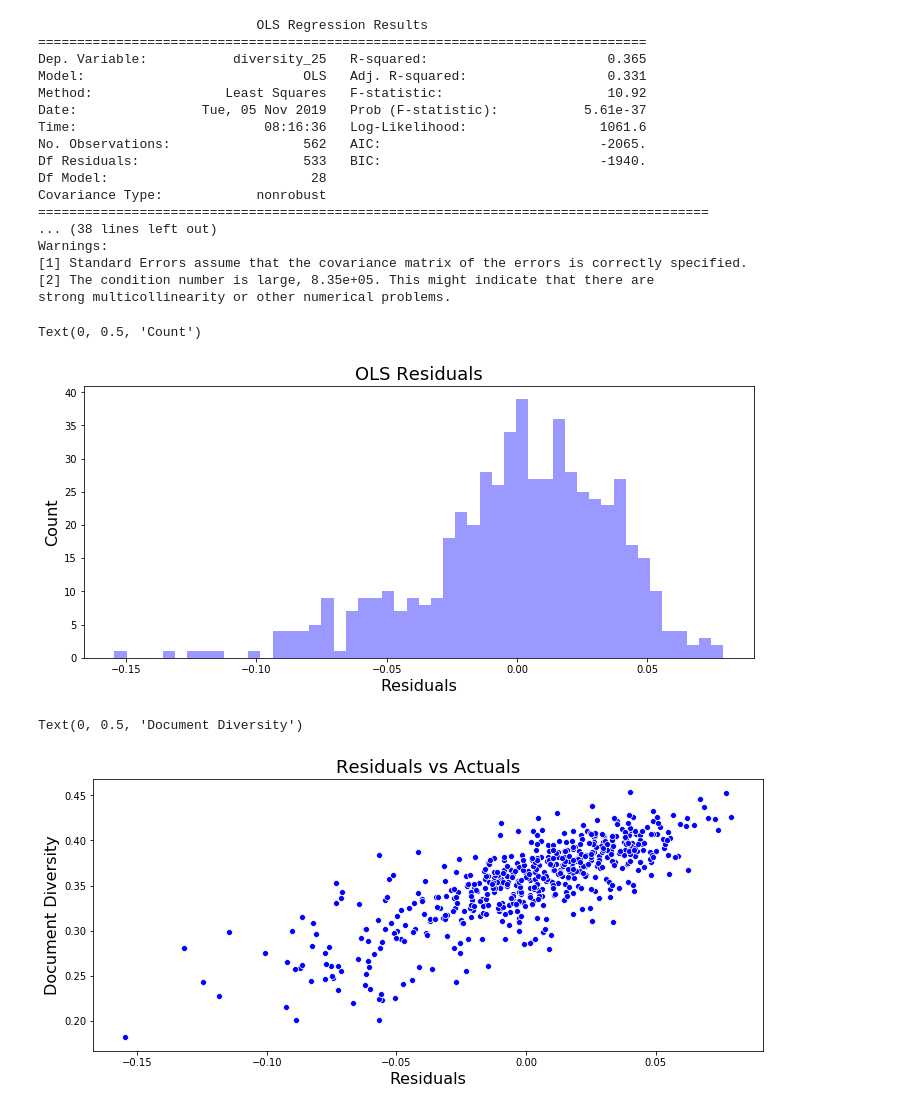
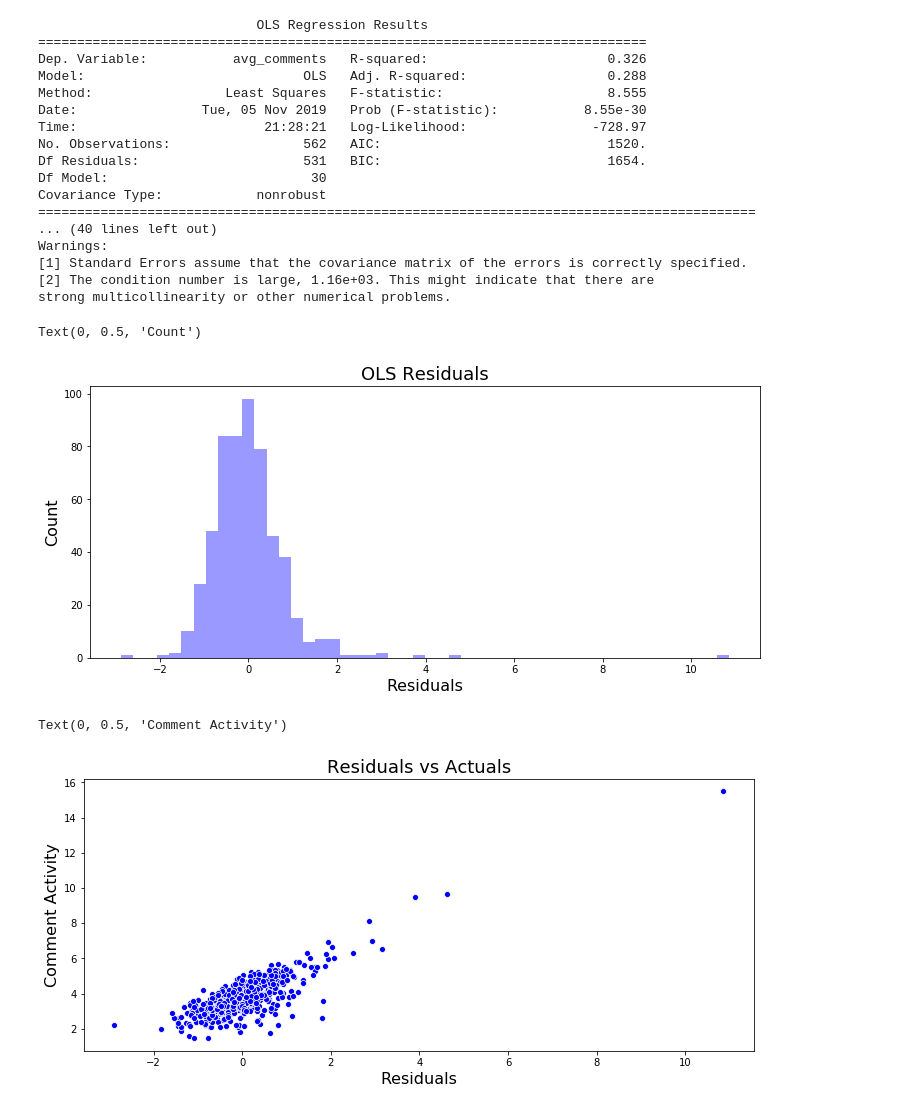
Before and after one commit to MthwRobinson/dissertation-research, a Jupyter notebook: research-notebooks/2-document-diversity.ipynb, the cells around one changed output. Drawn from its saved outputs; the diff is of its cells as text; code cells hidden in the pictures.

```diff
--- a/research-notebooks/2-document-diversity.ipynb
+++ b/research-notebooks/2-document-diversity.ipynb
@@ -98,13 +100,15 @@ Text(0, 0.5, 'Document Diversity')
 all_data['crowd_pct_sq'] = np.sqrt(all_data['crowd_pct'])
 all_data['crowd_pct_3'] = all_data['crowd_pct']**3
 all_data['crowd_pct_2'] = all_data['crowd_pct']**2
-all_data['log_crowd_pct'] = np.log(all_data['crowd_pct'])
+all_data['issues_over_time'] = all_data['total_issues'] / all_data['project_age']
+all_data['avg_clusteringXcrowd_pct'] = all_data['avg_clustering'] * all_data['crowd_pct']
+all_data['avg_min_pathXcrowd_pct'] = all_data['avg_min_path'] * all_data['crowd_pct']
+all_data['gini_coefficientXcrowd_pct'] = all_data['gini_coefficient'] * all_data['crowd_pct']
 # %%
-y, X = dmatrices('diversity_{} ~ '
-                 'crowd_pct + '
-                 'project_age + total_issues + total_contributors + '
-                 #'gini_coefficient + avg_clustering + avg_min_path '
-                 ' + '.format(tm.num_topics) + ' + '.join(all_topics),
+y, X = dmatrices('avg_comments ~ '
+                 'crowd_pct_2 +  '
+                 'avg_clusteringXcrowd_pct + avg_min_pathXcrowd_pct + '
+                 'gini_coefficient + avg_clustering + avg_min_path + ' + ' + '.join(all_topics),
                  data=all_data, return_type='dataframe')
 mod = sm.OLS(y, X)
 res = mod.fit()
@@ -113,20 +117,20 @@ print(res.summary())
 # %% [output]
                             OLS Regression Results
 ==============================================================================
-Dep. Variable:           diversity_25   R-squared:                       0.365
-Model:                            OLS   Adj. R-squared:                  0.331
-Method:                 Least Squares   F-statistic:                     10.92
-Date:                Tue, 05 Nov 2019   Prob (F-statistic):           5.61e-37
-Time:                        08:16:36   Log-Likelihood:                 1061.6
-No. Observations:                 562   AIC:                            -2065.
-Df Residuals:                     533   BIC:                            -1940.
-Df Model:                          28
+Dep. Variable:           avg_comments   R-squared:                       0.326
+Model:                            OLS   Adj. R-squared:                  0.288
+Method:                 Least Squares   F-statistic:                     8.555
+Date:                Tue, 05 Nov 2019   Prob (F-statistic):           8.55e-30
+Time:                        21:28:21   Log-Likelihood:                -728.97
+No. Observations:                 562   AIC:                             1520.
+Df Residuals:                     531   BIC:                             1654.
+Df Model:                          30
 Covariance Type:            nonrobust
-======================================================================================
-... (38 lines left out)
+============================================================================================
+... (40 lines left out)
 Warnings:
 [1] Standard Errors assume that the covariance matrix of the errors is correctly specified.
-[2] The condition number is large, 8.35e+05. This might indicate that there are
+[2] The condition number is large, 1.16e+03. This might indicate that there are
 strong multicollinearity or other numerical problems.
 # %%
 plt.figure(figsize=(12, 5))
@@ -136,13 +140,13 @@ plt.xlabel('Residuals', fontsize=16)
 plt.ylabel('Count', fontsize=16)
 # %% [output]
 Text(0, 0.5, 'Count')
-[figure, old version]
+[figure, new version]
 # %%
 plt.figure(figsize=(12, 5))
-sns.scatterplot(x=res.resid, y=all_data['diversity_{}'.format(tm.num_topics)], color='blue')
+sns.scatterplot(x=res.resid, y=all_data['avg_comments'], color='blue')
 plt.title('Residuals vs Actuals', fontsize=18)
 plt.xlabel('Residuals', fontsize=16)
-plt.ylabel('Document Diversity', fontsize=16)
+plt.ylabel('Comment Activity', fontsize=16)
 # %% [output]
-Text(0, 0.5, 'Document Diversity')
+Text(0, 0.5, 'Comment Activity')
-[figure, old version]
+[figure, new version]
```
Also changed, not shown: parts of 8 cells of this notebook.
